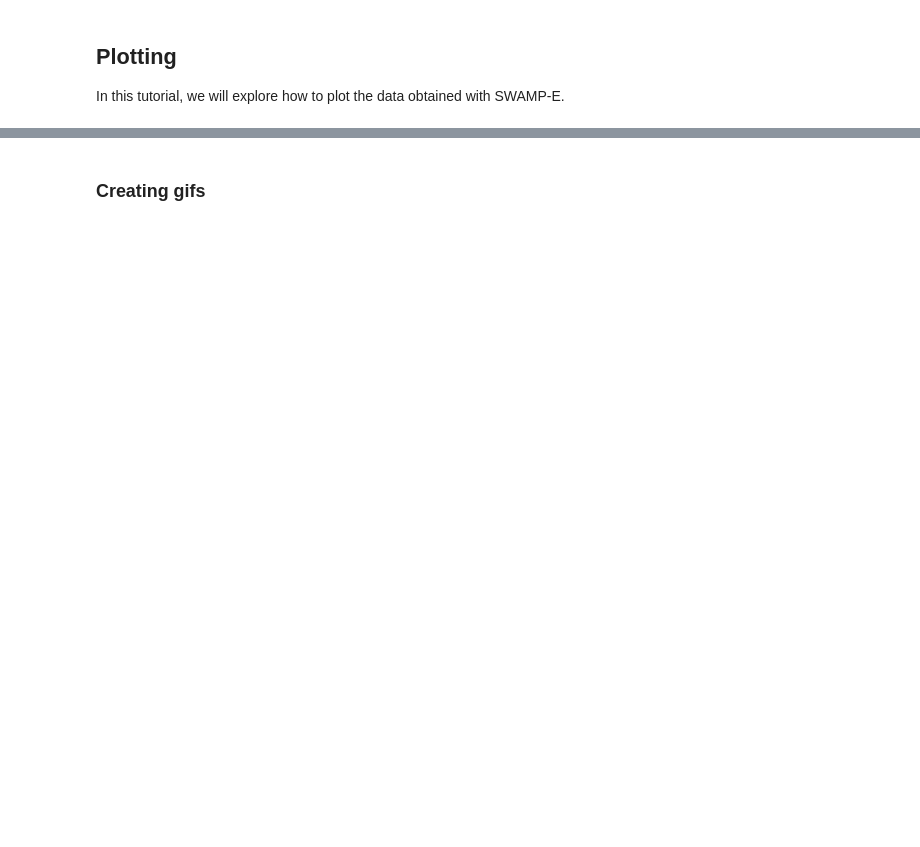
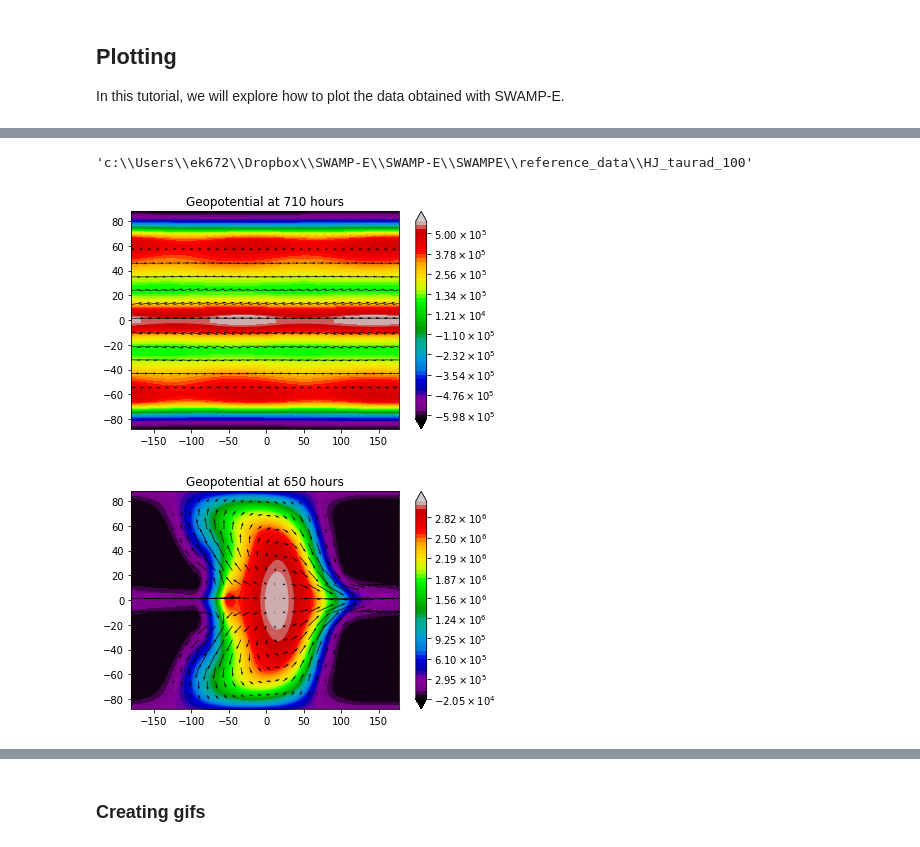
Before and after one commit to kathlandgren/SWAMPE, a Jupyter notebook: docs/source/notebooks/plotting.ipynb, the cells around one changed output, grey strips where cells are left out. Cells and saved outputs as stored; diff of their text form; code cells hidden in the pictures; blank space fills up the shorter version.

Commit message:
Update plotting tutorial

```diff
--- a/docs/source/notebooks/plotting.ipynb
+++ b/docs/source/notebooks/plotting.ipynb
@@ -11,2 +31,25 @@ ImportError: No module named SWAMPE
+# %%
+os.curdir
+os.path.abspath('../../../SWAMPE/reference_data/HJ_taurad_100')
+# %% [output]
+'c:\\Users\\ek672\\Dropbox\\SWAMP-E\\SWAMP-E\\SWAMPE\\reference_data\\HJ_taurad_100'
+# %%
+# load  reference data
+data_dir1 = os.path.abspath('../../../SWAMPE/reference_data/HJ_taurad_100/')+'\\'
+timestamp1=710
+eta1, delta1, Phi1, U1, V1 =SWAMPE.continuation.load_data(timestamp1,custompath=data_dir1)
+data_dir2 = os.path.abspath('../../../SWAMPE/reference_data/HJ_taurad_0p1/')+'\\'
+timestamp2=650
+eta2, delta2, Phi2, U2, V2 =SWAMPE.continuation.load_data(timestamp2,custompath=data_dir2)
+
+#generate the latitudes and longitude of matching resolution
+M=42
+N,I,J,dt,K4,lambdas,mus,w=SWAMPE.initial_conditions.spectral_params(M)
 # %%
 # plot the geopotential field with the overlayed wind field
+
+fig1=SWAMPE.plotting.quiver_geopot_plot(U1,V1,Phi1,lambdas,mus,timestamp1)
+fig2=SWAMPE.plotting.quiver_geopot_plot(U2,V2,Phi2,lambdas,mus,timestamp2)
+# %% [output]
+[figure, added]
+[figure, added]
```
Also changed, not shown: parts of 23 cells of this notebook, 27 other files.
